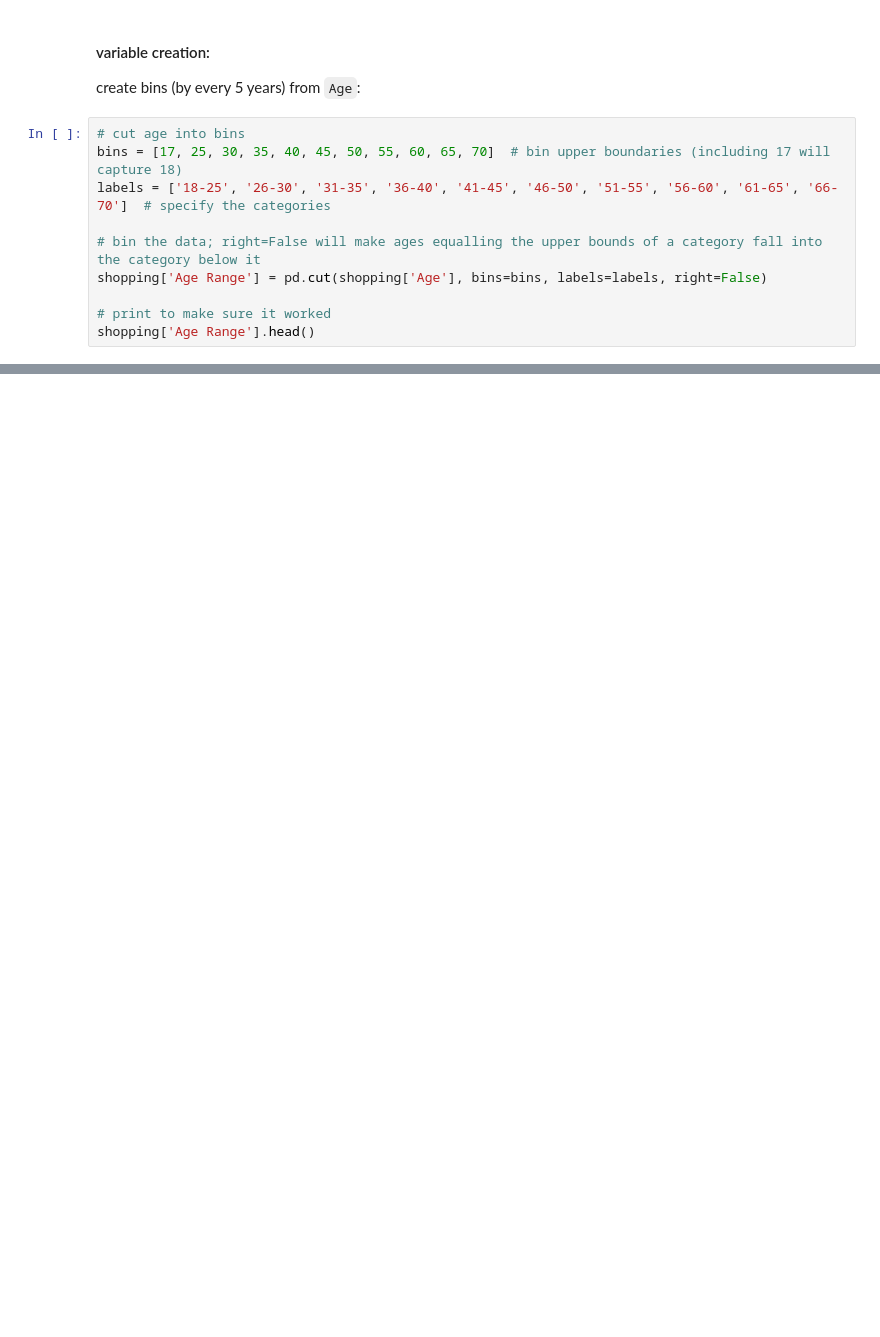
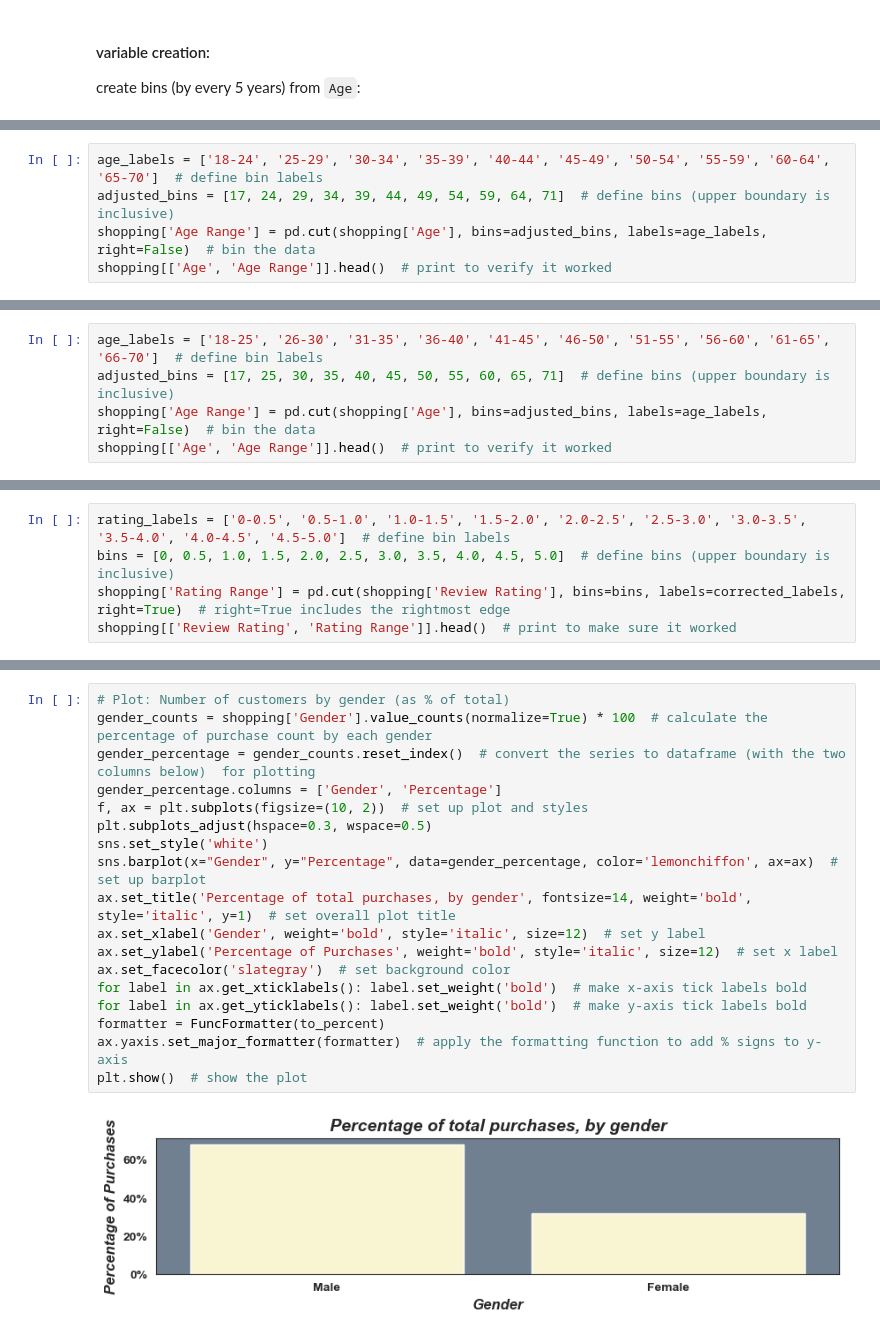
Before and after one commit to molly777yllom/DataDive3_DATA3500, a Jupyter notebook: shopping_trends.ipynb, the cells around one changed output, grey strips where cells are left out. Cells and saved outputs as stored; diff of their text form; blank space fills up the shorter version.

Commit message:
Added some plots and work

```diff
--- a/shopping_trends.ipynb
+++ b/shopping_trends.ipynb
@@ -206,13 +220,3 @@ recall questions, for reference:
 # %% [markdown]
 #### variable creation:
 create bins (by every 5 years) from `Age`:
-# %%
-# cut age into bins
-bins = [17, 25, 30, 35, 40, 45, 50, 55, 60, 65, 70]  # bin upper boundaries (including 17 will capture 18)
-labels = ['18-25', '26-30', '31-35', '36-40', '41-45', '46-50', '51-55', '56-60', '61-65', '66-70']  # specify the categories
-
-# bin the data; right=False will make ages equalling the upper bounds of a category fall into the category below it
-shopping['Age Range'] = pd.cut(shopping['Age'], bins=bins, labels=labels, right=False)
-
-# print to make sure it worked
-shopping['Age Range'].head()
@@ -409,0 +223,5 @@ plt.show()
+# %%
+age_labels = ['18-24', '25-29', '30-34', '35-39', '40-44', '45-49', '50-54', '55-59', '60-64', '65-70']  # define bin labels
+adjusted_bins = [17, 24, 29, 34, 39, 44, 49, 54, 59, 64, 71]  # define bins (upper boundary is inclusive)
+shopping['Age Range'] = pd.cut(shopping['Age'], bins=adjusted_bins, labels=age_labels, right=False)  # bin the data
+shopping[['Age', 'Age Range']].head()  # print to verify it worked
@@ -409,0 +235,5 @@ plt.show()
+# %%
+age_labels = ['18-25', '26-30', '31-35', '36-40', '41-45', '46-50', '51-55', '56-60', '61-65', '66-70']  # define bin labels
+adjusted_bins = [17, 25, 30, 35, 40, 45, 50, 55, 60, 65, 71]  # define bins (upper boundary is inclusive)
+shopping['Age Range'] = pd.cut(shopping['Age'], bins=adjusted_bins, labels=age_labels, right=False)  # bin the data
+shopping[['Age', 'Age Range']].head()  # print to verify it worked
@@ -409,0 +249,5 @@ plt.show()
+# %%
+rating_labels = ['0-0.5', '0.5-1.0', '1.0-1.5', '1.5-2.0', '2.0-2.5', '2.5-3.0', '3.0-3.5', '3.5-4.0', '4.0-4.5', '4.5-5.0']  # define bin labels
+bins = [0, 0.5, 1.0, 1.5, 2.0, 2.5, 3.0, 3.5, 4.0, 4.5, 5.0]  # define bins (upper boundary is inclusive)
+shopping['Rating Range'] = pd.cut(shopping['Review Rating'], bins=bins, labels=corrected_labels, right=True)  # right=True includes the rightmost edge
+shopping[['Review Rating', 'Rating Range']].head()  # print to make sure it worked
@@ -409,0 +263,20 @@ plt.show()
+# %%
+# Plot: Number of customers by gender (as % of total)
+gender_counts = shopping['Gender'].value_counts(normalize=True) * 100  # calculate the percentage of purchase count by each gender
+gender_percentage = gender_counts.reset_index()  # convert the series to dataframe (with the two columns below)  for plotting
+gender_percentage.columns = ['Gender', 'Percentage']
+f, ax = plt.subplots(figsize=(10, 2))  # set up plot and styles
+plt.subplots_adjust(hspace=0.3, wspace=0.5)
+sns.set_style('white')
+sns.barplot(x="Gender", y="Percentage", data=gender_percentage, color='lemonchiffon', ax=ax)  # set up barplot
+ax.set_title('Percentage of total purchases, by gender', fontsize=14, weight='bold', style='italic', y=1)  # set overall plot title
+ax.set_xlabel('Gender', weight='bold', style='italic', size=12)  # set y label
+ax.set_ylabel('Percentage of Purchases', weight='bold', style='italic', size=12)  # set x label
+ax.set_facecolor('slategray')  # set background color
+for label in ax.get_xticklabels(): label.set_weight('bold')  # make x-axis tick labels bold
+for label in ax.get_yticklabels(): label.set_weight('bold')  # make y-axis tick labels bold
+formatter = FuncFormatter(to_percent)
+ax.yaxis.set_major_formatter(formatter)  # apply the formatting function to add % signs to y-axis
+plt.show()  # show the plot
+# %% [output]
+[figure, added]
```
Also changed, not shown: parts of 114 cells of this notebook, 4 other files.
